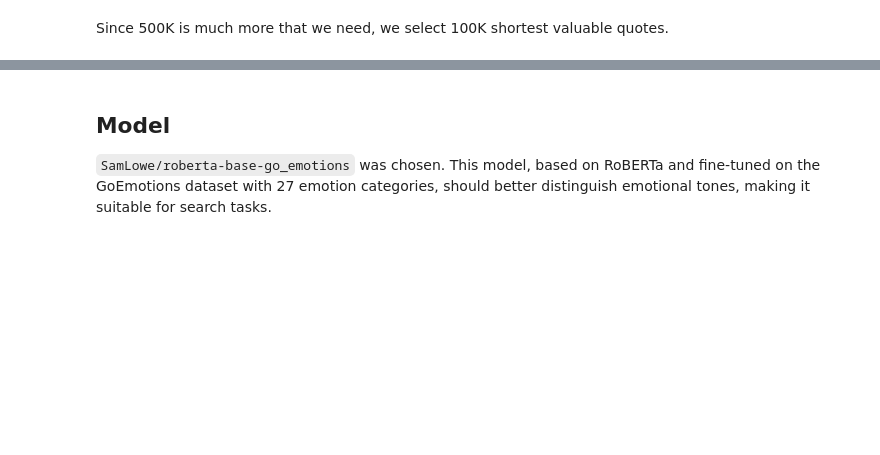
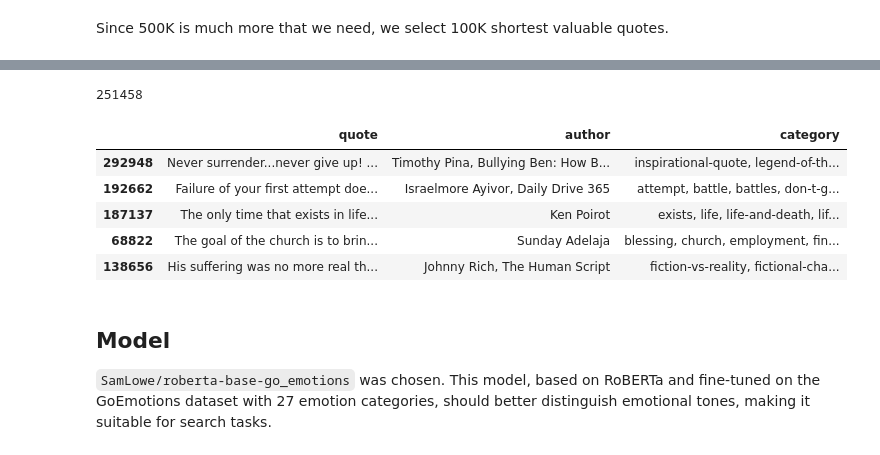
Before and after one commit to poinka/EmojiSync, a Jupyter notebook: Database.ipynb, the cells around one changed output, grey strips where cells are left out. Saved outputs shown, nothing was run; the diff lists cells and outputs as text; code cells hidden in the pictures; blank space fills up the shorter version.

```diff
--- a/Database.ipynb
+++ b/Database.ipynb
@@ -39,0 +42,3 @@ Sorted quotes: ['Be firm.', 'GOD SAYS', "IT'S ME!", 'Research', 'Why not?', 'Hom
+# %%
+df.dropna(subset=['category'], inplace=True)
+print("Number of quotes with categories:", len(df))
@@ -39,0 +90,4 @@ Sorted quotes: ['Be firm.', 'GOD SAYS', "IT'S ME!", 'Research', 'Why not?', 'Hom
+# %%
+len(sampled_indices)
+# %% [output]
+251458
@@ -40 +103,10 @@ Sorted quotes: ['Be firm.', 'GOD SAYS', "IT'S ME!", 'Research', 'Why not?', 'Hom
+# %%
+sampled_df.head()
+# %% [output]
+|  | quote | author | category |
+| 292948 | Never surrender...never give up! ... | Timothy Pina, Bullying Ben: How B... | inspirational-quote, legend-of-th... |
+| 192662 | Failure of your first attempt doe... | Israelmore Ayivor, Daily Drive 365 | attempt, battle, battles, don-t-g... |
+| 187137 | The only time that exists in life... | Ken Poirot | exists, life, life-and-death, lif... |
+| 68822 | The goal of the church is to brin... | Sunday Adelaja | blessing, church, employment, fin... |
+| 138656 | His suffering was no more real th... | Johnny Rich, The Human Script | fiction-vs-reality, fictional-cha... |
 # %%
```
Also changed, not shown: parts of 12 cells of this notebook, 1 other file.
